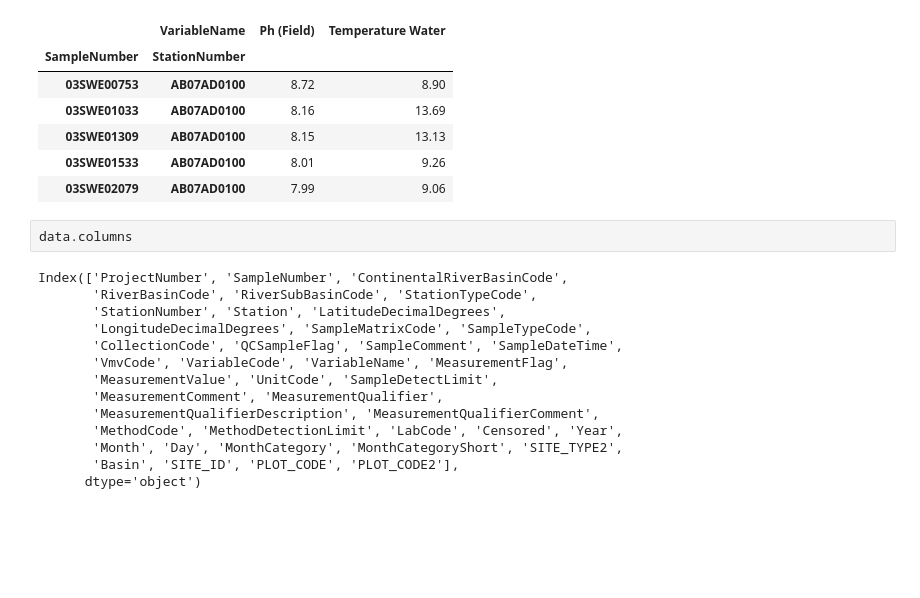
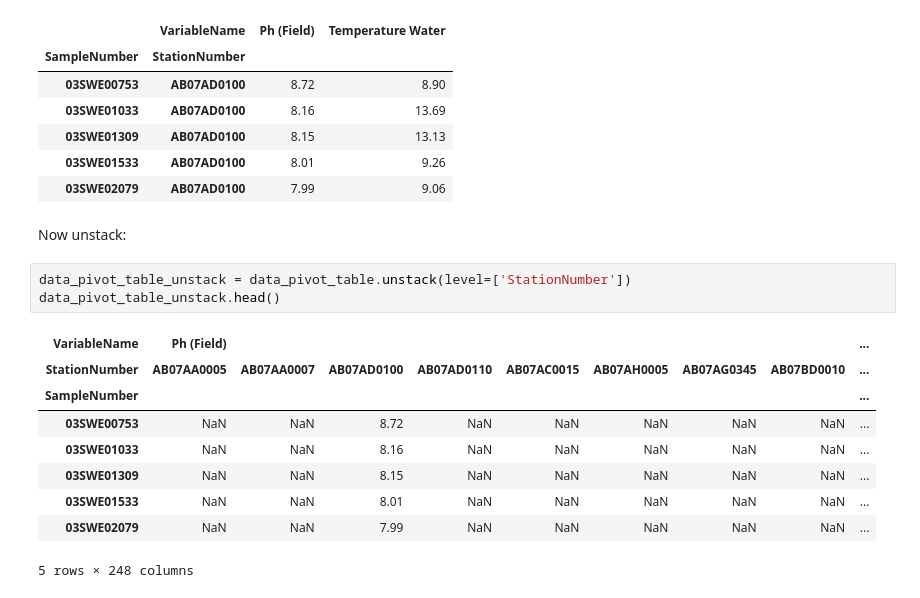
Before and after one commit to mjdzr/AB-WQ, a Jupyter notebook: notebooks/data_cleaning.ipynb, the cells around one changed output. Saved outputs shown, nothing was run; the diff lists cells and outputs as text; blank space fills up the shorter version.

```diff
--- a/notebooks/data_cleaning.ipynb
+++ b/notebooks/data_cleaning.ipynb
@@ -383,19 +391,18 @@ data_pivot_table.head()
 | 03SWE01309 | AB07AD0100 | 8.15 | 13.13 |
 | 03SWE01533 | AB07AD0100 | 8.01 | 9.26 |
 | 03SWE02079 | AB07AD0100 | 7.99 | 9.06 |
-# %%
-data.columns
-# %% [output]
-Index(['ProjectNumber', 'SampleNumber', 'ContinentalRiverBasinCode',
-       'RiverBasinCode', 'RiverSubBasinCode', 'StationTypeCode',
-       'StationNumber', 'Station', 'LatitudeDecimalDegrees',
-       'LongitudeDecimalDegrees', 'SampleMatrixCode', 'SampleTypeCode',
-       'CollectionCode', 'QCSampleFlag', 'SampleComment', 'SampleDateTime',
-       'VmvCode', 'VariableCode', 'VariableName', 'MeasurementFlag',
-       'MeasurementValue', 'UnitCode', 'SampleDetectLimit',
-       'MeasurementComment', 'MeasurementQualifier',
-       'MeasurementQualifierDescription', 'MeasurementQualifierComment',
-       'MethodCode', 'MethodDetectionLimit', 'LabCode', 'Censored', 'Year',
-       'Month', 'Day', 'MonthCategory', 'MonthCategoryShort', 'SITE_TYPE2',
-       'Basin', 'SITE_ID', 'PLOT_CODE', 'PLOT_CODE2'],
-      dtype='object')
+# %% [markdown]
+Now unstack:
+# %%
+data_pivot_table_unstack = data_pivot_table.unstack(level=['StationNumber'])
+data_pivot_table_unstack.head()
+# %% [output]
+| VariableName | Ph (Field) |  |  |  |  |  |  |  | ... |
+| StationNumber | AB07AA0005 | AB07AA0007 | AB07AD0100 | AB07AD0110 | AB07AC0015 | AB07AH0005 | AB07AG0345 | AB07BD0010 | ... |
+| SampleNumber |  |  |  |  |  |  |  |  | ... |
+| 03SWE00753 | NaN | NaN | 8.72 | NaN | NaN | NaN | NaN | NaN | ... |
+| 03SWE01033 | NaN | NaN | 8.16 | NaN | NaN | NaN | NaN | NaN | ... |
+| 03SWE01309 | NaN | NaN | 8.15 | NaN | NaN | NaN | NaN | NaN | ... |
+| 03SWE01533 | NaN | NaN | 8.01 | NaN | NaN | NaN | NaN | NaN | ... |
+| 03SWE02079 | NaN | NaN | 7.99 | NaN | NaN | NaN | NaN | NaN | ... |
+5 rows × 248 columns
```
Also changed, not shown: parts of 5 cells of this notebook.
